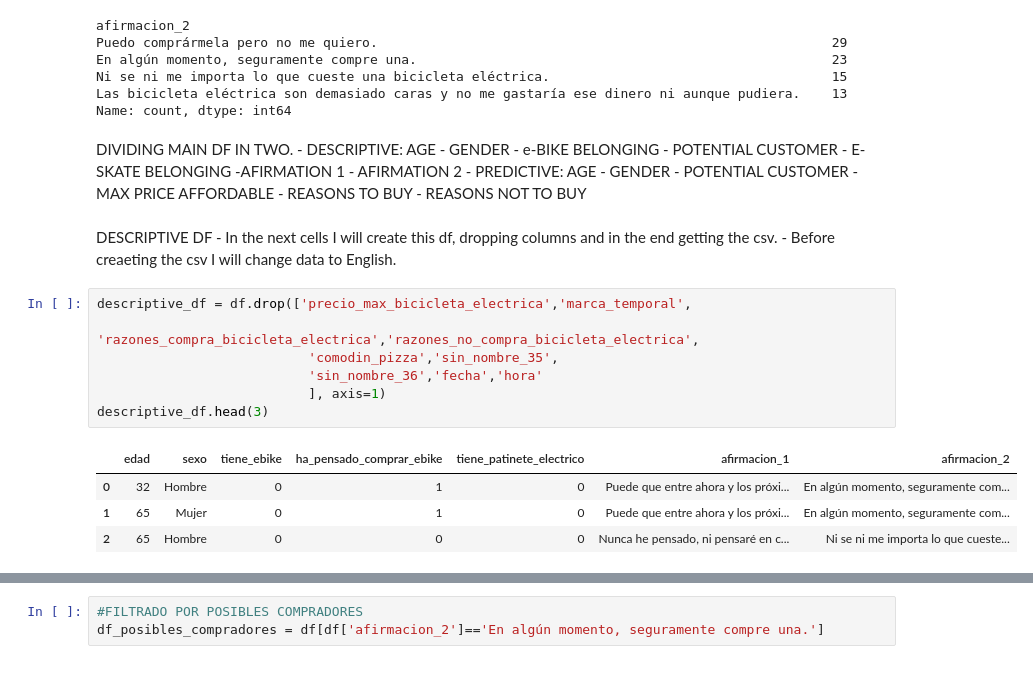
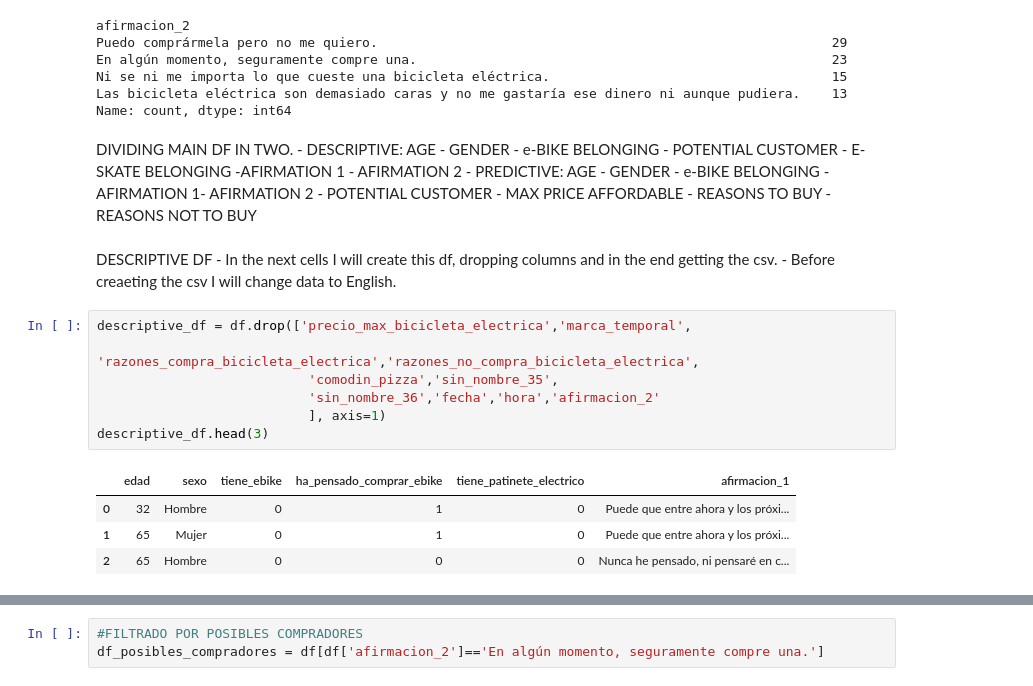
Before and after one commit to Auzmendi/project-6, a Jupyter notebook: df_ebike.ipynb, the cells around one changed output, grey strips where cells are left out. Saved outputs shown, nothing was run; the diff lists cells and outputs as text.

```diff
--- a/df_ebike.ipynb
+++ b/df_ebike.ipynb
@@ -150,7 +150,7 @@ Name: count, dtype: int64
 # %% [markdown]
 DIVIDING MAIN DF IN TWO.
     - DESCRIPTIVE: AGE - GENDER - e-BIKE BELONGING - POTENTIAL CUSTOMER - E-SKATE BELONGING -AFIRMATION 1 - AFIRMATION 2
-    - PREDICTIVE: AGE - GENDER - POTENTIAL CUSTOMER - MAX PRICE AFFORDABLE - REASONS TO BUY - REASONS NOT TO BUY
+    - PREDICTIVE: AGE - GENDER - e-BIKE BELONGING - AFIRMATION 1- AFIRMATION 2 - POTENTIAL CUSTOMER - MAX PRICE AFFORDABLE - REASONS TO BUY - REASONS NOT TO BUY
 # %% [markdown]
 DESCRIPTIVE DF
     - In the next cells I will create this df, dropping columns and in the end getting the csv.
@@ -158,12 +158,12 @@ DESCRIPTIVE DF
 # %%
 descriptive_df = df.drop(['precio_max_bicicleta_electrica','marca_temporal',
                            'razones_compra_bicicleta_electrica','razones_no_compra_bicicleta_electrica',
                            'comodin_pizza','sin_nombre_35',
-                           'sin_nombre_36','fecha','hora'
+                           'sin_nombre_36','fecha','hora','afirmacion_2'
                            ], axis=1)
 descriptive_df.head(3)
 # %% [output]
-|  | edad | sexo | tiene_ebike | ha_pensado_comprar_ebike | tiene_patinete_electrico | afirmacion_1 | afirmacion_2 |
-| 0 | 32 | Hombre | 0 | 1 | 0 | Puede que entre ahora y los próxi... | En algún momento, seguramente com... |
-| 1 | 65 | Mujer | 0 | 1 | 0 | Puede que entre ahora y los próxi... | En algún momento, seguramente com... |
-| 2 | 65 | Hombre | 0 | 0 | 0 | Nunca he pensado, ni pensaré en c... | Ni se ni me importa lo que cueste... |
+|  | edad | sexo | tiene_ebike | ha_pensado_comprar_ebike | tiene_patinete_electrico | afirmacion_1 |
+| 0 | 32 | Hombre | 0 | 1 | 0 | Puede que entre ahora y los próxi... |
+| 1 | 65 | Mujer | 0 | 1 | 0 | Puede que entre ahora y los próxi... |
+| 2 | 65 | Hombre | 0 | 0 | 0 | Nunca he pensado, ni pensaré en c... |
```
Also changed, not shown: parts of 8 cells of this notebook, 1 other file.
